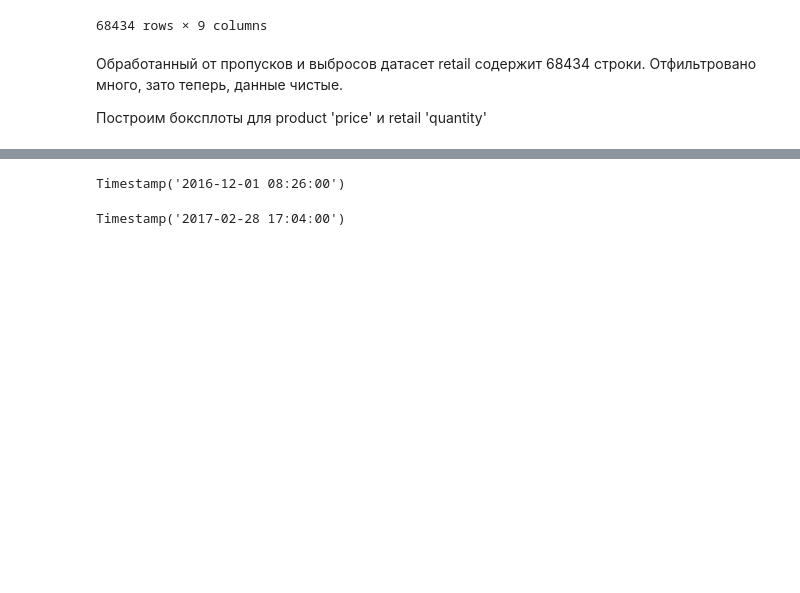
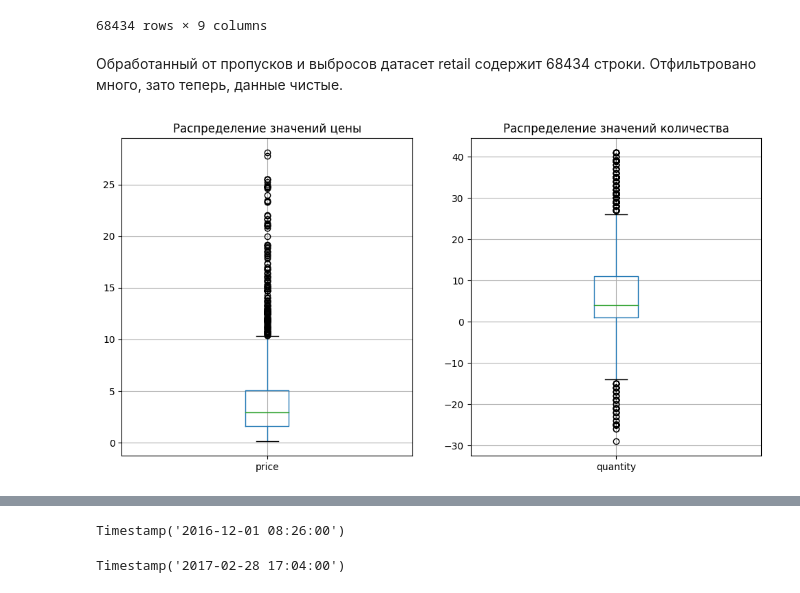
Before and after one commit to akirionenko/senior_progect, a Jupyter notebook: senior_project_1.ipynb, the cells around one changed output, grey strips where cells are left out. Cells and saved outputs as stored; diff of their text form; code cells hidden in the pictures; blank space fills up the shorter version.

```diff
--- a/senior_project_1.ipynb
+++ b/senior_project_1.ipynb
@@ -488,5 +488,16 @@ retail
 68434 rows × 9 columns
 # %% [markdown]
 Обработанный от пропусков и выбросов датасет retail содержит 68434 строки. Отфильтровано много, зато теперь, данные чистые.
-
-Построим боксплоты для product 'price' и retail 'quantity'
+# %%
+#Построим боксплоты для product 'price' и retail 'quantity'
+fig, axes = plt.subplots(1, 2, figsize=(12,6))
+
+product.boxplot(column='price', ax=axes[0])
+axes[0].set_title('Распределение значений цены')
+
+retail.boxplot(column='quantity',ax=axes[1])
+axes[1].set_title('Распределение значений количества')
+
+plt.show()
+# %% [output]
+[figure, added]
```
Also changed, not shown: parts of 7 cells of this notebook.
